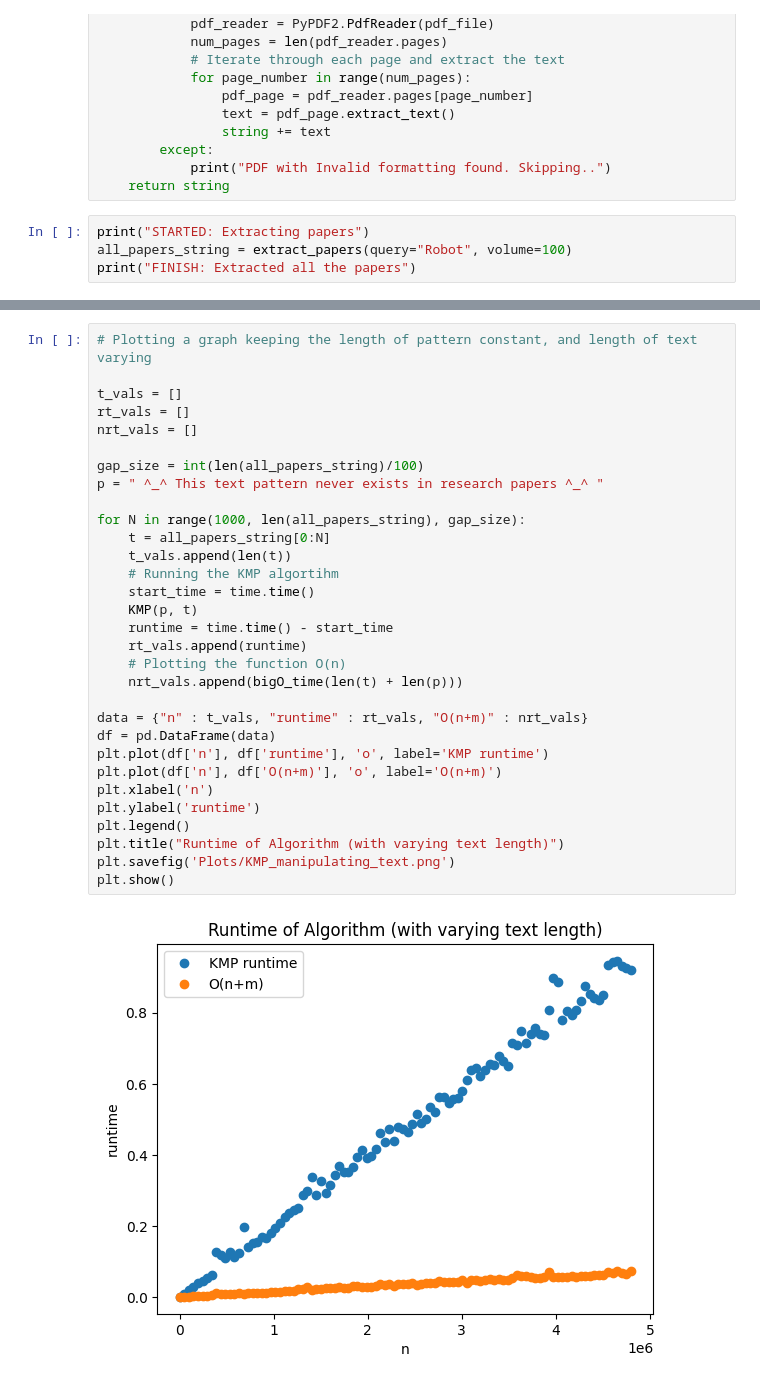
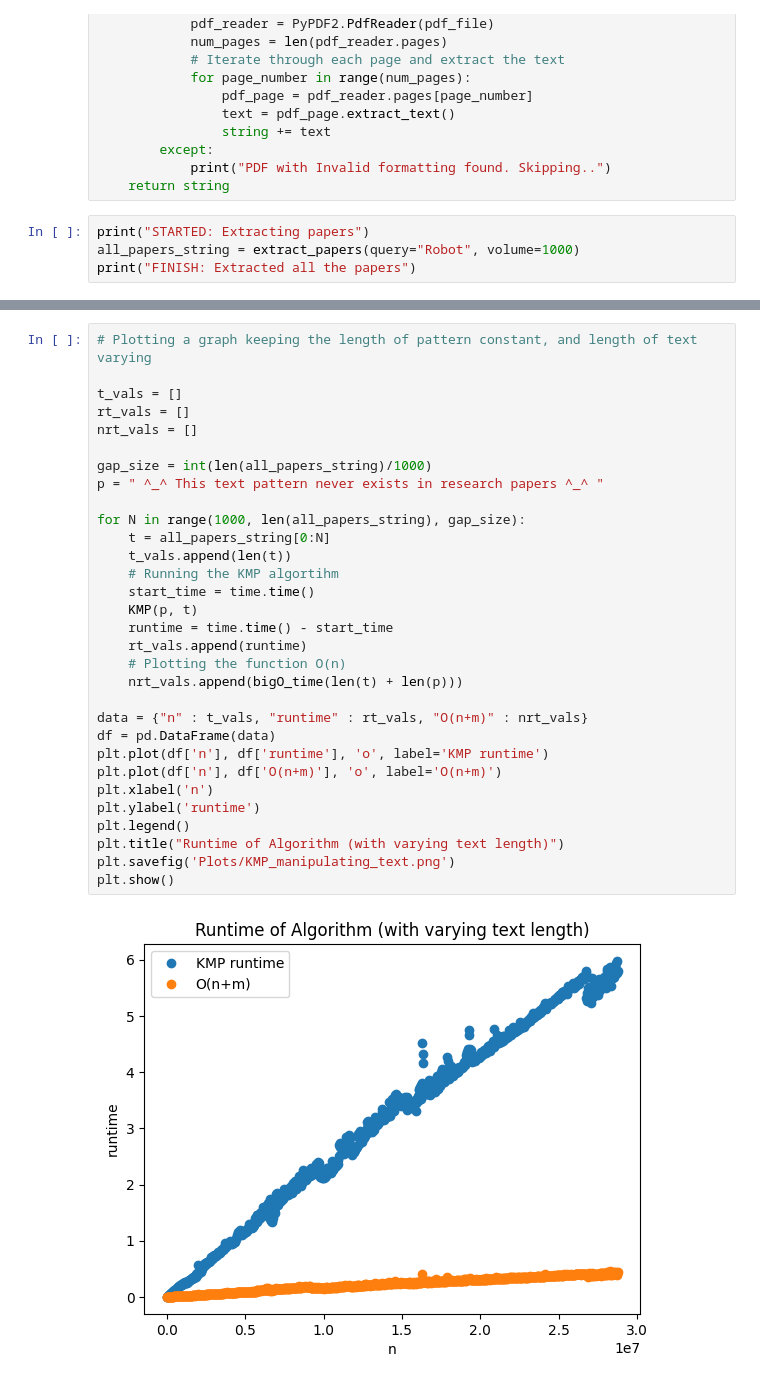
Before and after one commit to haniya1305/320PlagiarismChecker, a Jupyter notebook: KMP.ipynb, the cells around one changed output, grey strips where cells are left out. Saved outputs shown, nothing was run; the diff lists cells and outputs as text.

```diff
--- a/KMP.ipynb
+++ b/KMP.ipynb
@@ -89,7 +89,7 @@ def extract_papers(query, volume):
     return string
 # %%
 print("STARTED: Extracting papers")
-all_papers_string = extract_papers(query="Robot", volume=100)
+all_papers_string = extract_papers(query="Robot", volume=1000)
 print("FINISH: Extracted all the papers")
 # %% [output]
 STARTED: Extracting papers
@@ -100,35 +113,35 @@ FINISH: Extracted all the papers
 # Plotting a graph keeping the length of pattern constant, and length of text varying
 
 t_vals = []
 rt_vals = []
 nrt_vals = []
 
-gap_size = int(len(all_papers_string)/100)
+gap_size = int(len(all_papers_string)/1000)
 p = " ^_^ This text pattern never exists in research papers ^_^ "
 
 for N in range(1000, len(all_papers_string), gap_size):
     t = all_papers_string[0:N]
     t_vals.append(len(t))
     # Running the KMP algortihm
     start_time = time.time()
     KMP(p, t)
     runtime = time.time() - start_time
     rt_vals.append(runtime)
     # Plotting the function O(n)
     nrt_vals.append(bigO_time(len(t) + len(p)))
 
 data = {"n" : t_vals, "runtime" : rt_vals, "O(n+m)" : nrt_vals}
 df = pd.DataFrame(data)
 plt.plot(df['n'], df['runtime'], 'o', label='KMP runtime')
 plt.plot(df['n'], df['O(n+m)'], 'o', label='O(n+m)')
 plt.xlabel('n')
 plt.ylabel('runtime')
 plt.legend()
 plt.title("Runtime of Algorithm (with varying text length)")
 plt.savefig('Plots/KMP_manipulating_text.png')
 plt.show()
 # %% [output]
-[figure, old version]
+[figure, new version]
 # %%
 # Plotting a graph keeping the length of text constant, and length of pattern varying
 
```
Also changed, not shown: parts of 4 cells of this notebook, 2 other files.
